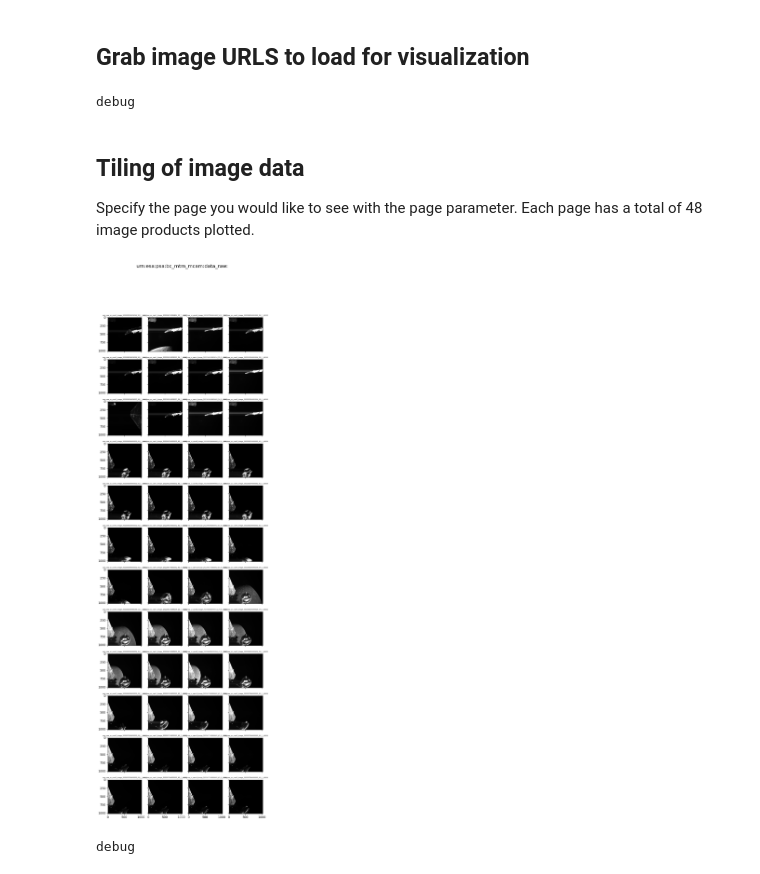
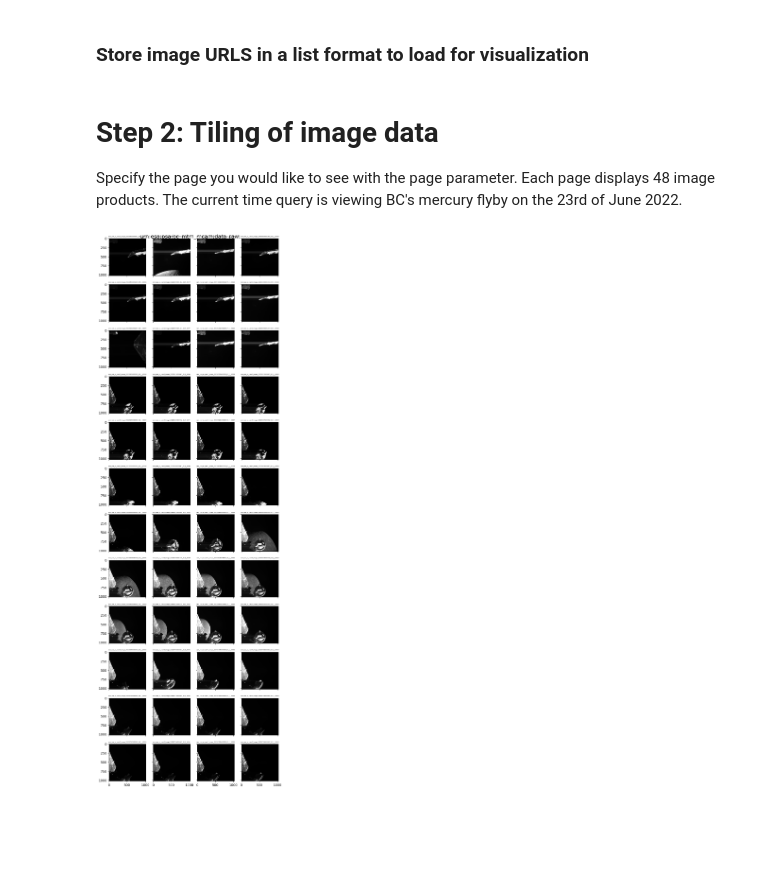
Before and after one commit to NASA-PDS/search-api-notebook, a Jupyter notebook: notebooks/geo/BepiColombo_FlybyVisualization.ipynb, the cells around one changed output. Cells and saved outputs as stored; diff of their text form; code cells hidden in the pictures; blank space fills up the shorter version.

```diff
--- a/notebooks/geo/BepiColombo_FlybyVisualization.ipynb
+++ b/notebooks/geo/BepiColombo_FlybyVisualization.ipynb
@@ -30,69 +28,49 @@ debug
 # %% [markdown]
-## Grab image URLS to load for visualization
+### Store image URLS in a list format to load for visualization
 # %%
 urls = []
 for prod in resp_data:
     try:
-        # if '.fits' in prod['properties']['ops:Data_File_Info.ops:file_ref'][0] and 'BepiColombo' in prod['properties']['ops:Data_File_Info.ops:file_ref'][0]:
         urls.append([prod['properties']['ops:Data_File_Info.ops:file_ref'][0]])
     except KeyError:
         continue
-
-
-print('debug')
-# %% [output]
-debug
 # %% [markdown]
-## Tiling of image data
-Specify the page you would like to see with the page parameter. Each page has a total of 48 image products plotted.
+# Step 2: Tiling of image data
+Specify the page you would like to see with the page parameter. Each page displays 48 image products. The current time query is viewing BC's mercury flyby on the 23rd of June 2022.
 # %%
 page = 1
 
 fig, axs = plt.subplots(12,4 , figsize=(8, 24))
 
 size = 4*12
+mem_vals = []
+
 for i, image_path in enumerate(urls[size*(page-1):size*page]):
     response = requests.get(image_path[0])
     with fits.open(image_path[0], memmap=True) as hdul:
         image_data = hdul[1].data
     row, col = i // 4, i % 4
     axs[row, col].imshow(image_data, cmap='gray')  # You can change the colormap as needed
-    axs[row, col].set_title(resp_data[i]['properties']['lid'][0][33:], fontsize = 4s) # include the full lidvid
+    axs[row, col].set_title(resp_data[i]['properties']['lid'][0][33:], fontsize = 4) # include the full lidvid
 
+    #Monitor memory
+    process = psutil.Process(os.getpid())
+    mem_usage = process.memory_info().rss / 1024 ** 2
+    mem_vals.append(mem_usage)
 #hdul.close()
 #clearing memory?
 #find a way to monitor memory
 #look at open options in the fits.open library
 #image_data[0::10] - but better if I can do it at the fits.open
 #fix temporal order
 #take the last column of the lidvid
 
 for ax in axs.flat:
     ax.label_outer()
 
-plt.suptitle('urn:esa:psa:bc_mtm_mcam:data_raw:', fontsize=16,y=.98)
+plt.suptitle('urn:esa:psa:bc_mtm_mcam:data_raw:', fontsize=16,y=1.02)
 
 plt.tight_layout()
 plt.show()
 # %% [output]
-[figure, old version]
+[figure, new version]
-# %%
-
-response = requests.get('https://pds.nasa.gov/api/search/1/products?q=((pds:Science_Facets.pds:wavelength_range eq "Visible") and not (ops:Harvest_Info.ops:node_name eq "PDS_SBN") )&start=0&limit=3000')
-
-resp_data = response.json()['data']
-
-
-counter = -1
-urls = []
-for prod in resp_data:
-    try:
-        if '.fits' in prod['properties']['ops:Data_File_Info.ops:file_ref'][0] and 'BepiColombo' in prod['properties']['ops:Data_File_Info.ops:file_ref'][0]:
-            urls.append([prod['properties']['ops:Data_File_Info.ops:file_ref'][0]])
-    except KeyError:
-        continue
-
-
-print('debug')
-# %% [output]
-debug
```
Also changed, not shown: parts of 10 cells of this notebook.
